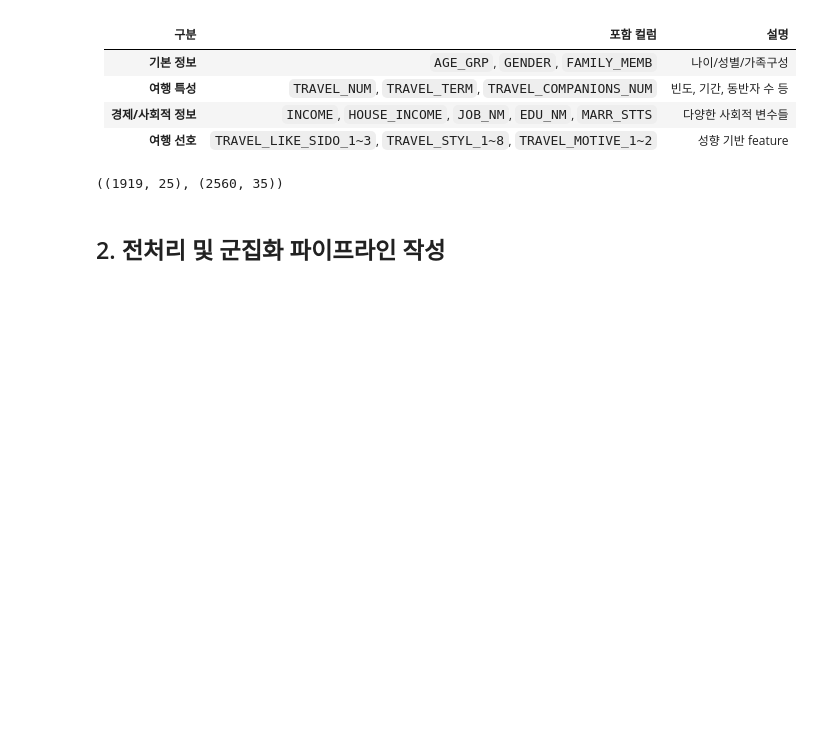
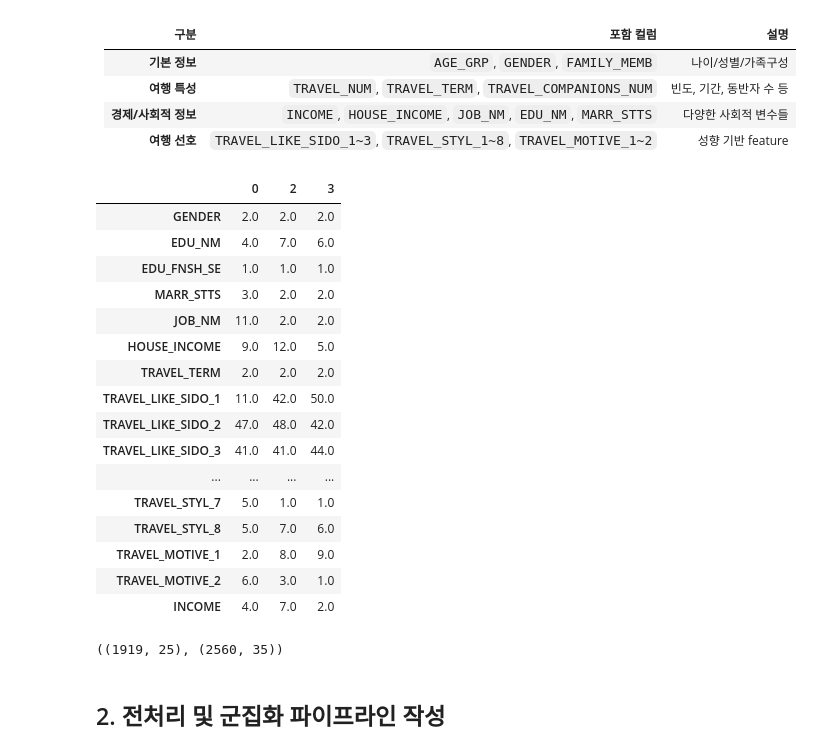
Before and after one commit to UnknwonD/GNN_Recommend, a Jupyter notebook: EDA/010_Traveler.ipynb, the cells around one changed output. Saved outputs shown, nothing was run; the diff lists cells and outputs as text; code cells hidden in the pictures; blank space fills up the shorter version.

```diff
--- a/EDA/010_Traveler.ipynb
+++ b/EDA/010_Traveler.ipynb
@@ -68,3 +68,23 @@ df_filtered = df[use_cols].dropna()
 | **여행 특성**     | `TRAVEL_NUM`, `TRAVEL_TERM`, `TRAVEL_COMPANIONS_NUM`           | 빈도, 기간, 동반자 수 등 |
 | **경제/사회적 정보** | `INCOME`, `HOUSE_INCOME`, `JOB_NM`, `EDU_NM`, `MARR_STTS`      | 다양한 사회적 변수들     |
 | **여행 선호**     | `TRAVEL_LIKE_SIDO_1~3`, `TRAVEL_STYL_1~8`, `TRAVEL_MOTIVE_1~2` | 성향 기반 feature   |
+# %%
+df_filtered.head(3).T
+# %% [output]
+|  | 0 | 2 | 3 |
+| GENDER | 2.0 | 2.0 | 2.0 |
+| EDU_NM | 4.0 | 7.0 | 6.0 |
+| EDU_FNSH_SE | 1.0 | 1.0 | 1.0 |
+| MARR_STTS | 3.0 | 2.0 | 2.0 |
+| JOB_NM | 11.0 | 2.0 | 2.0 |
+| HOUSE_INCOME | 9.0 | 12.0 | 5.0 |
+| TRAVEL_TERM | 2.0 | 2.0 | 2.0 |
+| TRAVEL_LIKE_SIDO_1 | 11.0 | 42.0 | 50.0 |
+| TRAVEL_LIKE_SIDO_2 | 47.0 | 48.0 | 42.0 |
+| TRAVEL_LIKE_SIDO_3 | 41.0 | 41.0 | 44.0 |
+| ... | ... | ... | ... |
+| TRAVEL_STYL_7 | 5.0 | 1.0 | 1.0 |
+| TRAVEL_STYL_8 | 5.0 | 7.0 | 6.0 |
+| TRAVEL_MOTIVE_1 | 2.0 | 8.0 | 9.0 |
+| TRAVEL_MOTIVE_2 | 6.0 | 3.0 | 1.0 |
+| INCOME | 4.0 | 7.0 | 2.0 |
```
Also changed, not shown: parts of 1 cell of this notebook, 1 other file.
